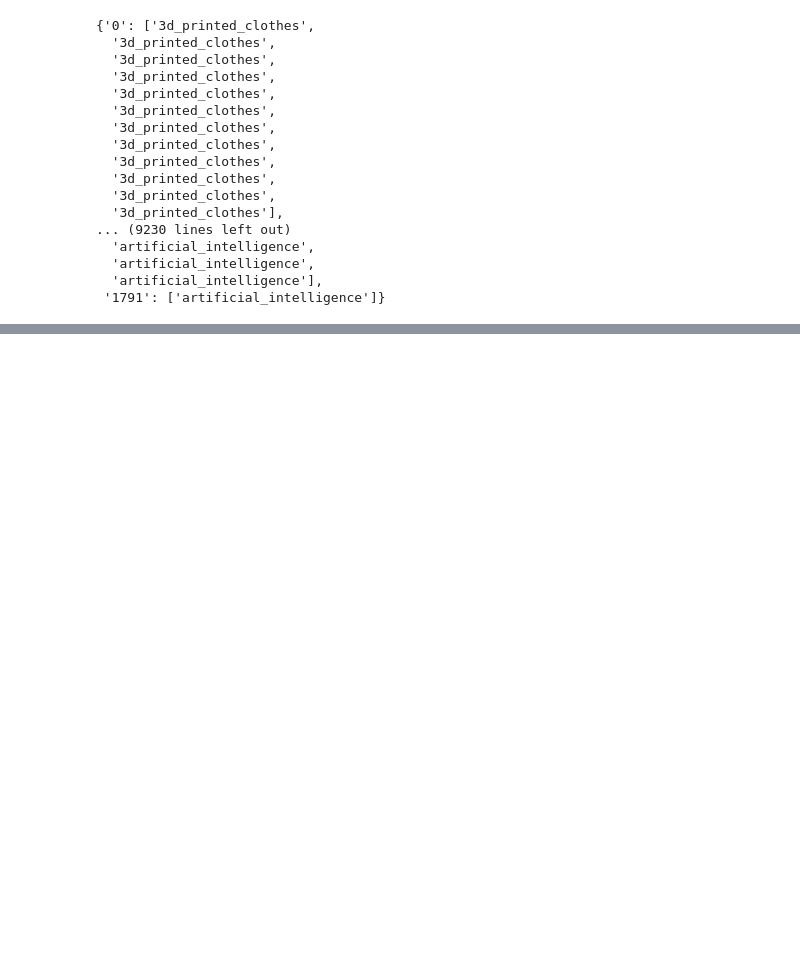
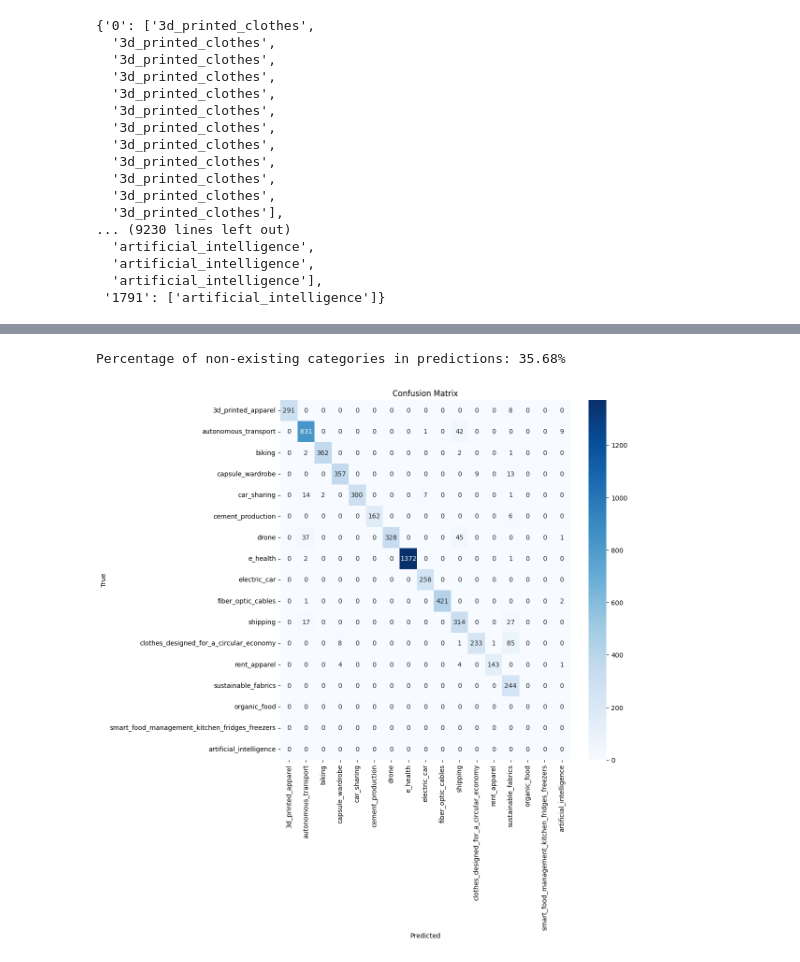
Before and after one commit to sdg-ai/trends-innovations, a Jupyter notebook: experiments/article_annotation/article_labeling_using_chatgpt_2.0_performance.ipynb, the cells around one changed output, grey strips where cells are left out. Cells and saved outputs as stored; diff of their text form; code cells hidden in the pictures; blank space fills up the shorter version.

```diff
--- a/experiments/article_annotation/article_labeling_using_chatgpt_2.0_performance.ipynb
+++ b/experiments/article_annotation/article_labeling_using_chatgpt_2.0_performance.ipynb
@@ -97,28 +130,0 @@ array(['3d_printed_fashion', '3d_printing', 'none', '3d_printed_food',
-# %%
-confusion_matrix = pd.crosstab(predictions["true_section_category"], predictions["section_category"])
-# compute precision, recall, and f1 score and accuracy for each category
-precisions = {}
-recalls = {}
-f1_scores = {}
-accuracies = {}
-for category in true_categories:
-    tp = confusion_matrix.loc[category, category]
-    fp = confusion_matrix.loc[category, :].sum() - tp
-    fn = confusion_matrix.loc[:, category].sum() - tp
-    tn = confusion_matrix.loc[:, :].sum().sum() - tp - fp - fn
-    precision = tp / (tp + fp)
-    recall = tp / (tp + fn)
-    f1_score = 2 * (precision * recall) / (precision + recall)
-    accuracy = (tp + tn) / (tp + tn + fp + fn)
-    precisions[category] = precision
-    recalls[category] = recall
-    f1_scores[category] = f1_score
-    accuracies[category] = accuracy
-# pretty print all results
-for category in true_categories:
-    print(f"Category: {category}")
-    print(f"Precision: {precisions[category]:.2f}")
-    print(f"Recall: {recalls[category]:.2f}")
-    print(f"F1 Score: {f1_scores[category]:.2f}")
-    print(f"Accuracy: {accuracies[category]:.2f}")
-    print()
@@ -142,0 +137,9 @@ Accuracy: 1.00
+# %%
+print("Percentage of non-existing categories in predictions: {:.2f}%".format(100 * len(predictions[~predictions["y_hat"].isin(true_categories)]) / len(predictions)))
+predictions = predictions[~predictions["y_hat"].isin(unique_non_existing_predictions)]
+# %% [output]
+Percentage of non-existing categories in predictions: 35.68%
+# %%
+from sklearn.metrics import confusion_matrix
+cm = confusion_matrix(predictions["y"], predictions["y_hat"], labels=true_categories)
+cm = pd.DataFrame(cm, index=true_categories, columns=true_categories)
@@ -142,0 +151,10 @@ Accuracy: 1.00
+# %%
+
+plt.figure(figsize=(10, 10))
+sns.heatmap(cm, annot=True, fmt="d", cmap="Blues")
+plt.xlabel("Predicted")
+plt.ylabel("True")
+plt.title("Confusion Matrix")
+plt.show()
+# %% [output]
+[figure, added]
```
Also changed, not shown: parts of 11 cells of this notebook, 13 other files.
